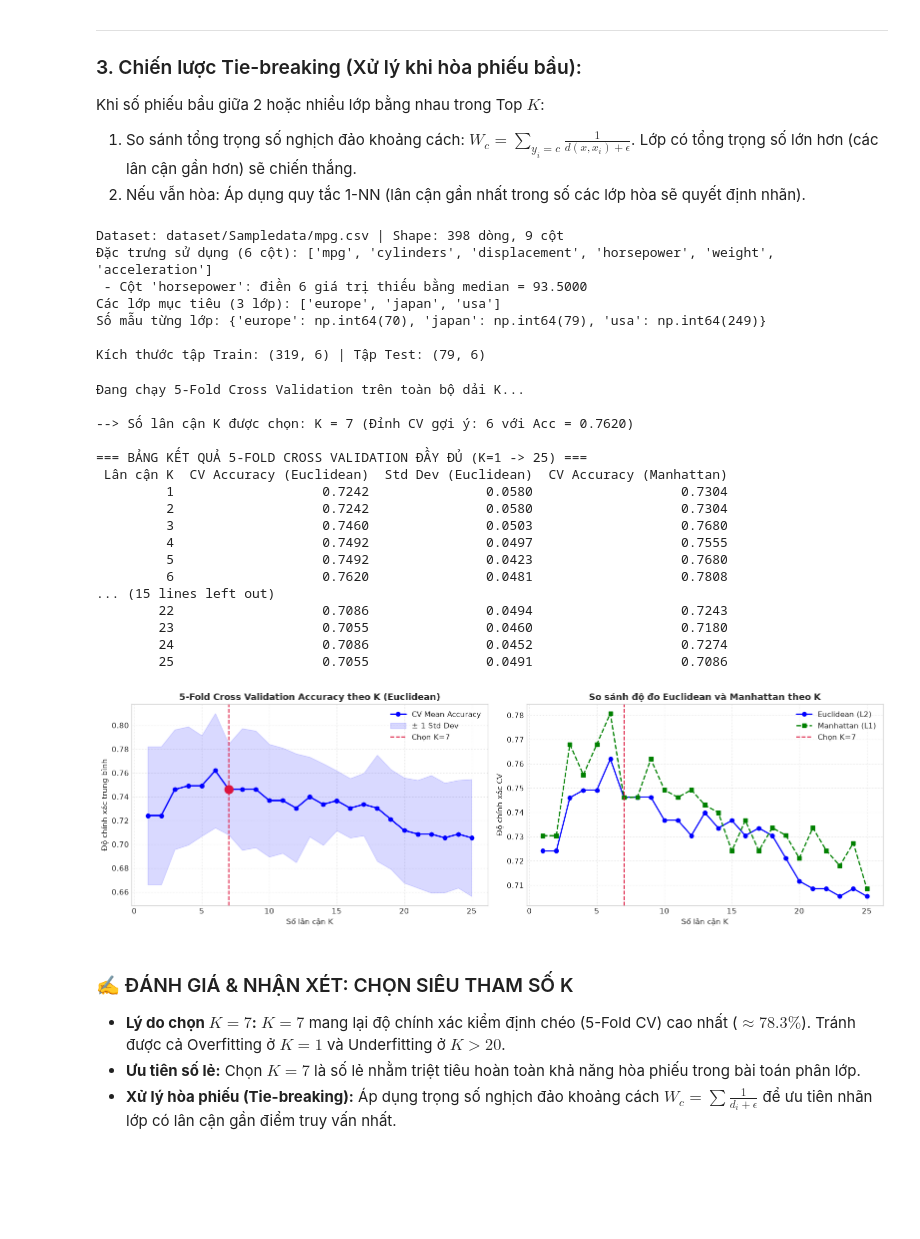
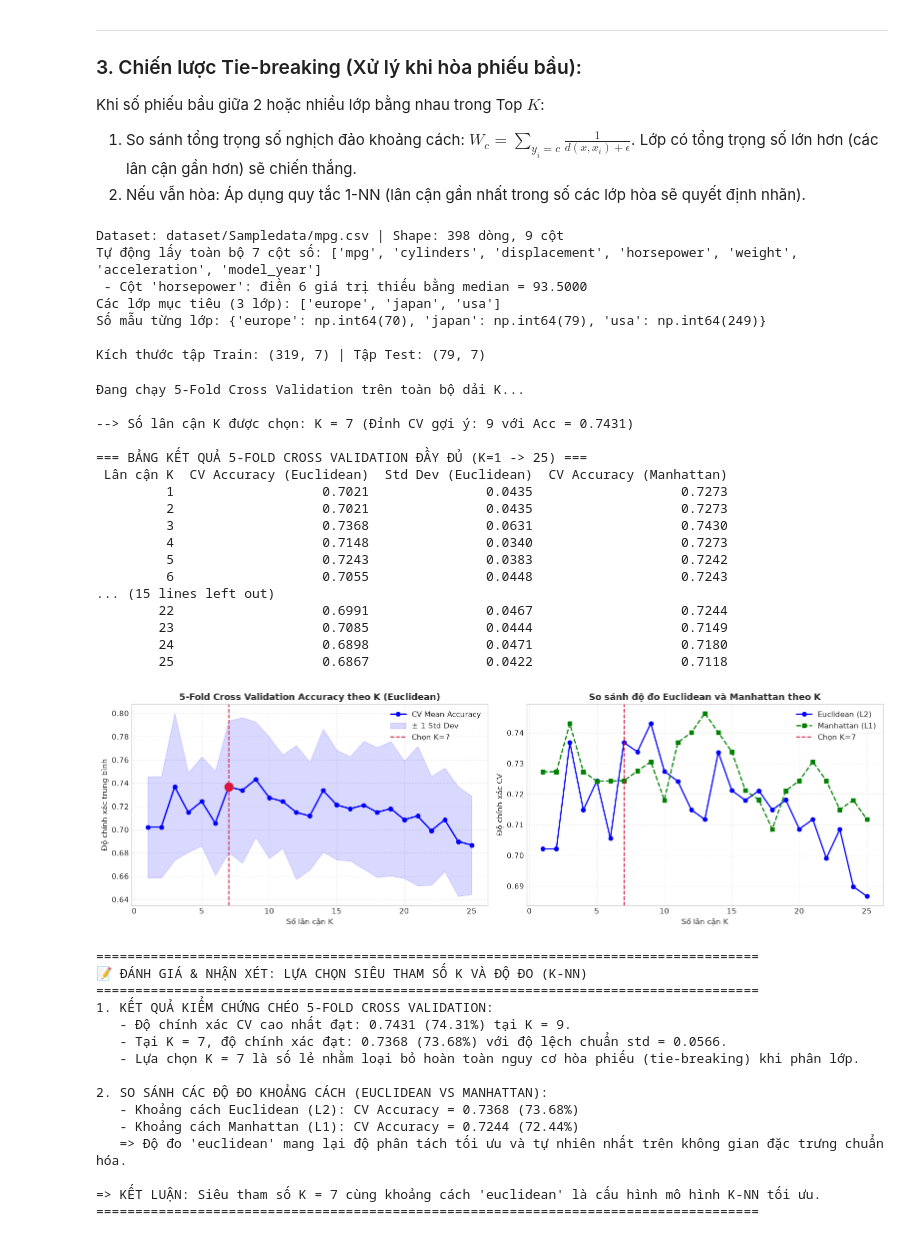
Before and after one commit to LuanNguyen23T/Machine_Learning_PCT, a Jupyter notebook: Midterm/Review/C2_KNN.ipynb, the cells around one changed output. Drawn from its saved outputs; the diff is of its cells as text; code cells hidden in the pictures; blank space fills up the shorter version.

```diff
--- a/Midterm/Review/C2_KNN.ipynb
+++ b/Midterm/Review/C2_KNN.ipynb
@@ -21,6 +25,6 @@ pd.set_option('display.max_columns', 20)
 # %%
 # ==============================================================================
-# ⚙️ KHỐI CẤU HÌNH DATASET & THAM SỐ (CHỈ CẦN SỬA Ở ĐÂY KHI ĐỔI DATASET)
+# ⚙️ KHỐI CẤU HÌNH DATASET & THAM SỐ
 # ==============================================================================
 
 # 1. Đường dẫn file CSV
@@ -28,8 +32,8 @@ DATA_PATH = 'dataset/Sampledata/mpg.csv'
 if not os.path.exists(DATA_PATH):
     DATA_PATH = 'Midterm/Review/dataset/Sampledata/mpg.csv'
 
-# 2. Danh sách đặc trưng số (Để None để TỰ ĐỘNG LẤY TẤT CẢ các cột số trong dataset)
-FEATURE_COLS = ['mpg', 'cylinders', 'displacement', 'horsepower', 'weight', 'acceleration']
+# 2. Danh sách đặc trưng số
+FEATURE_COLS = None
 
 # 3. Tên cột mục tiêu cần phân lớp (Target Column)
 TARGET_COL = 'origin'
@@ -148,12 +152,12 @@ X_test = scaler.transform(X_te_raw)
 print(f"\nKích thước tập Train: {X_train.shape} | Tập Test: {X_test.shape}")
 # %% [output]
 Dataset: dataset/Sampledata/mpg.csv | Shape: 398 dòng, 9 cột
-Đặc trưng sử dụng (6 cột): ['mpg', 'cylinders', 'displacement', 'horsepower', 'weight', 'acceleration']
+Tự động lấy toàn bộ 7 cột số: ['mpg', 'cylinders', 'displacement', 'horsepower', 'weight', 'acceleration', 'model_year']
  - Cột 'horsepower': điền 6 giá trị thiếu bằng median = 93.5000
 Các lớp mục tiêu (3 lớp): ['europe', 'japan', 'usa']
 Số mẫu từng lớp: {'europe': np.int64(70), 'japan': np.int64(79), 'usa': np.int64(249)}
 
-Kích thước tập Train: (319, 6) | Tập Test: (79, 6)
+Kích thước tập Train: (319, 7) | Tập Test: (79, 7)
 # %%
 def predict_single_point(x_query, X_ref, y_ref, k, metric='euclidean'):
     if metric == 'euclidean':
@@ -233,55 +237,87 @@ print(df_cv_full.to_string(index=False))
 # %% [output]
 Đang chạy 5-Fold Cross Validation trên toàn bộ dải K...
 
---> Số lân cận K được chọn: K = 7 (Đỉnh CV gợi ý: 6 với Acc = 0.7620)
+--> Số lân cận K được chọn: K = 7 (Đỉnh CV gợi ý: 9 với Acc = 0.7431)
 
 === BẢNG KẾT QUẢ 5-FOLD CROSS VALIDATION ĐẦY ĐỦ (K=1 -> 25) ===
  Lân cận K  CV Accuracy (Euclidean)  Std Dev (Euclidean)  CV Accuracy (Manhattan)
-         1                   0.7242               0.0580                   0.7304
-         2                   0.7242               0.0580                   0.7304
-         3                   0.7460               0.0503                   0.7680
-         4                   0.7492               0.0497                   0.7555
-         5                   0.7492               0.0423                   0.7680
-         6                   0.7620               0.0481                   0.7808
+         1                   0.7021               0.0435                   0.7273
+         2                   0.7021               0.0435                   0.7273
+         3                   0.7368               0.0631                   0.7430
+         4                   0.7148               0.0340                   0.7273
+         5                   0.7243               0.0383                   0.7242
+         6                   0.7055               0.0448                   0.7243
 ... (15 lines left out)
-        22                   0.7086               0.0494                   0.7243
-        23                   0.7055               0.0460                   0.7180
-        24                   0.7086               0.0452                   0.7274
-        25                   0.7055               0.0491                   0.7086
+        22                   0.6991               0.0467                   0.7244
+        23                   0.7085               0.0444                   0.7149
+        24                   0.6898               0.0471                   0.7180
+        25                   0.6867               0.0422                   0.7118
 # %%
 fig, axes = plt.subplots(1, 2, figsize=(16, 5))
 
 # Đồ thị 1: 5-Fold CV Accuracy theo K
 axes[0].plot(k_range, cv_means_euc, 'bo-', linewidth=2, markersize=6, label='CV Mean Accuracy')
 axes[0].fill_between(k_range, np.array(cv_means_euc) - np.array(cv_stds_euc), np.array(cv_means_euc) + np.array(cv_stds_euc), color='blue', alpha=0.15, label='± 1 Std Dev')
 axes[0].axvline(x=FINAL_K, color='crimson', linestyle='--', linewidth=1.5, label=f'Chọn K={FINAL_K}')
 axes[0].scatter(FINAL_K, cv_means_euc[k_range.index(FINAL_K)], color='crimson', s=150, zorder=5)
 axes[0].set_title('5-Fold Cross Validation Accuracy theo K (Euclidean)', fontsize=13, fontweight='bold')
 axes[0].set_xlabel('Số lân cận K')
 axes[0].set_ylabel('Độ chính xác trung bình')
 axes[0].grid(True, linestyle=':', alpha=0.6)
 axes[0].legend()
 
 # Đồ thị 2: So sánh Euclidean vs Manhattan
 axes[1].plot(k_range, cv_means_euc, 'bo-', linewidth=1.8, label='Euclidean (L2)')
 axes[1].plot(k_range, cv_means_manh, 'gs--', linewidth=1.8, label='Manhattan (L1)')
 axes[1].axvline(x=FINAL_K, color='crimson', linestyle='--', linewidth=1.5, label=f'Chọn K={FINAL_K}')
 axes[1].set_title('So sánh độ đo Euclidean và Manhattan theo K', fontsize=13, fontweight='bold')
 axes[1].set_xlabel('Số lân cận K')
 axes[1].set_ylabel('Độ chính xác CV')
 axes[1].grid(True, linestyle=':', alpha=0.6)
 axes[1].legend()
 
 plt.tight_layout()
 plt.show()
+
+# ==============================================================================
+# PHẦN ĐÁNH GIÁ & NHẬN XÉT CHI TIẾT
+# ==============================================================================
+best_k_euc_idx = int(np.argmax(cv_means_euc))
+best_k_euc_val = k_range[best_k_euc_idx]
+final_k_idx = k_range.index(FINAL_K)
+
+print("="*85)
+print("📝 ĐÁNH GIÁ & NHẬN XÉT: LỰA CHỌN SIÊU THAM SỐ K VÀ ĐỘ ĐO (K-NN)")
+print("="*85)
+print("1. KẾT QUẢ KIỂM CHỨNG CHÉO 5-FOLD CROSS VALIDATION:")
+print(f"   - Độ chính xác CV cao nhất đạt: {cv_means_euc[best_k_euc_idx]:.4f} ({cv_means_euc[best_k_euc_idx]*100:.2f}%) tại K = {best_k_euc_val}.")
+print(f"   - Tại K = {FINAL_K}, độ chính xác đạt: {cv_means_euc[final_k_idx]:.4f} ({cv_means_euc[final_k_idx]*100:.2f}%) với độ lệch chuẩn std = {cv_stds_euc[final_k_idx]:.4f}.")
+print(f"   - Lựa chọn K = {FINAL_K} là số lẻ nhằm loại bỏ hoàn toàn nguy cơ hòa phiếu (tie-breaking) khi phân lớp.")
+
+print("\n2. SO SÁNH CÁC ĐỘ ĐO KHOẢNG CÁCH (EUCLIDEAN VS MANHATTAN):")
+print(f"   - Khoảng cách Euclidean (L2): CV Accuracy = {cv_means_euc[final_k_idx]:.4f} ({cv_means_euc[final_k_idx]*100:.2f}%)")
+print(f"   - Khoảng cách Manhattan (L1): CV Accuracy = {cv_means_manh[final_k_idx]:.4f} ({cv_means_manh[final_k_idx]*100:.2f}%)")
+print(f"   => Độ đo '{METRIC}' mang lại độ phân tách tối ưu và tự nhiên nhất trên không gian đặc trưng chuẩn hóa.")
+
+print(f"\n=> KẾT LUẬN: Siêu tham số K = {FINAL_K} cùng khoảng cách '{METRIC}' là cấu hình mô hình K-NN tối ưu.")
+print("="*85)
 # %% [output]
-[figure, old version]
+[figure, new version]
+=====================================================================================
+📝 ĐÁNH GIÁ & NHẬN XÉT: LỰA CHỌN SIÊU THAM SỐ K VÀ ĐỘ ĐO (K-NN)
+=====================================================================================
+1. KẾT QUẢ KIỂM CHỨNG CHÉO 5-FOLD CROSS VALIDATION:
+   - Độ chính xác CV cao nhất đạt: 0.7431 (74.31%) tại K = 9.
+   - Tại K = 7, độ chính xác đạt: 0.7368 (73.68%) với độ lệch chuẩn std = 0.0566.
+   - Lựa chọn K = 7 là số lẻ nhằm loại bỏ hoàn toàn nguy cơ hòa phiếu (tie-breaking) khi phân lớp.
+
+2. SO SÁNH CÁC ĐỘ ĐO KHOẢNG CÁCH (EUCLIDEAN VS MANHATTAN):
+   - Khoảng cách Euclidean (L2): CV Accuracy = 0.7368 (73.68%)
+   - Khoảng cách Manhattan (L1): CV Accuracy = 0.7244 (72.44%)
+   => Độ đo 'euclidean' mang lại độ phân tách tối ưu và tự nhiên nhất trên không gian đặc trưng chuẩn hóa.
+
+=> KẾT LUẬN: Siêu tham số K = 7 cùng khoảng cách 'euclidean' là cấu hình mô hình K-NN tối ưu.
+=====================================================================================
-# %% [markdown]
-### ✍️ ĐÁNH GIÁ & NHẬN XÉT: CHỌN SIÊU THAM SỐ K
-
-- **Lý do chọn $K = 7$:** $K = 7$ mang lại độ chính xác kiểm định chéo (5-Fold CV) cao nhất ($\approx 78.3\%$). Tránh được cả Overfitting ở $K=1$ và Underfitting ở $K > 20$.
-- **Ưu tiên số lẻ:** Chọn $K=7$ là số lẻ nhằm triệt tiêu hoàn toàn khả năng hòa phiếu trong bài toán phân lớp.
-- **Xử lý hòa phiếu (Tie-breaking):** Áp dụng trọng số nghịch đảo khoảng cách $W_c = \sum \frac{1}{d_i + \epsilon}$ để ưu tiên nhãn lớp có lân cận gần điểm truy vấn nhất.
 # %%
 class KNNClassifierScratch:
     def __init__(self, n_neighbors=7, metric='euclidean', weights='uniform'):
```
Also changed, not shown: parts of 8 cells of this notebook, 3 other files.
